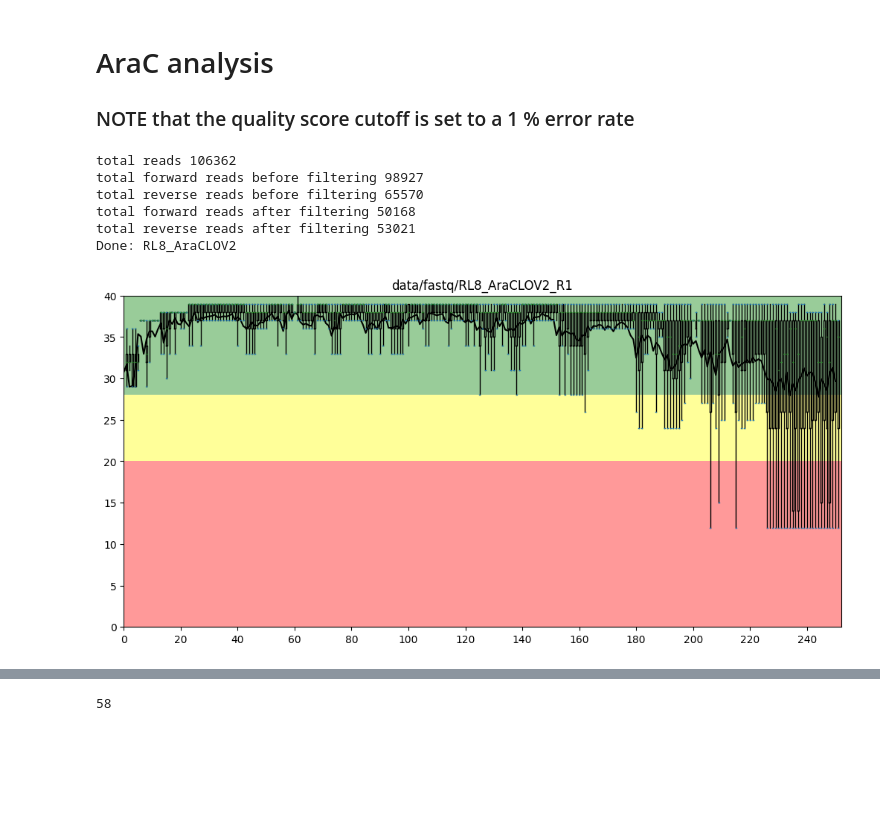
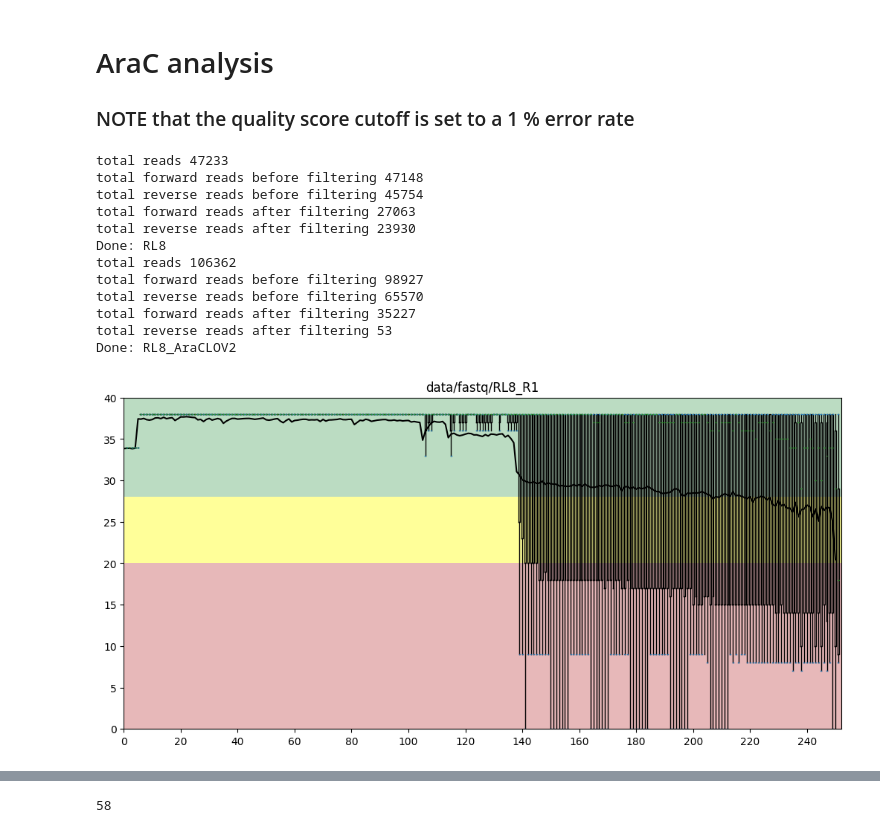
Before and after one commit to AliceHovsepyan/pogo_pance_draft, a Jupyter notebook: DMS_analysis.ipynb, the cells around one changed output, grey strips where cells are left out. Cells and saved outputs as stored; diff of their text form; code cells hidden in the pictures; blank space fills up the shorter version.

```diff
--- a/DMS_analysis.ipynb
+++ b/DMS_analysis.ipynb
@@ -686,16 +666,17 @@ from evaluation_functions import *
 # %%
 ### set parameters
 base_dir = os.getcwd()
-variant = "RL8_AraCLOV2"
-name = "RL8_AraCLOV2"
-n_mut_treshold = 20
+variant = "RL8"
+name = "RL8-R1"
+n_mut_treshold = 10
 FigFolder = f"{base_dir}/output/{name}/R1"
 use_backward_read = False
 use_forward_read = True
 arbitrary_cutoff_a = False
 arbitrary_cutoff_b = False
-amplicon_AA = amplicon_AA_seq
-amplicon_DNA = amplicon_DNA_seq
+amplicon_AA = LOV#LOV#amplicon_AA_seq
+amplicon_DNA = LOV_gene_corrected
+#LOV_gene_corrected #amplicon_DNA_seq
 
 
 # if not os.path.exists(FigFolder):
@@ -714,9 +695,15 @@ seq_variants["Codons"] = pd.DataFrame.from_dict(seq_variants[variant]["Codons"])
 if not use_forward_read or not use_backward_read:
     seq_variants["Codons"] = seq_variants["Codons"].loc[:,seq_variants["Codons"].sum() > 0]
 # %% [output]
+total reads 47233
+total forward reads before filtering 47148
+total reverse reads before filtering 45754
+total forward reads after filtering 27063
+total reverse reads after filtering 23930
+Done: RL8
 total reads 106362
 total forward reads before filtering 98927
 total reverse reads before filtering 65570
-total forward reads after filtering 50168
-total reverse reads after filtering 53021
+total forward reads after filtering 35227
+total reverse reads after filtering 53
 Done: RL8_AraCLOV2
@@ -723,37 +712,38 @@ Done: RL8_AraCLOV2
 # %%
 fig, axs = plt.subplots(1, 1, figsize=(10, 5), layout='constrained')#plt.subplots(4, 2, figsize=(20, 20))
-filename = f"data/fastq/RL8_AraCLOV2_R1_001.fastq"
+filename = f"data/fastq/RL8_R1_001.fastq"
 
 fastq_parser = SeqIO.parse(filename, "fastq")
 res=[]
 
 for record in fastq_parser:
     score=record.letter_annotations["phred_quality"]
     res.append(score)
 df = pd.DataFrame(res)
 l = len(df.T)+1
 
 ax = axs
 
 rect = patches.Rectangle((0,0),l,20,linewidth=0,facecolor='r',alpha=.4)
 ax.add_patch(rect)
 rect = patches.Rectangle((0,20),l,8,linewidth=0,facecolor='yellow',alpha=.4)
 ax.add_patch(rect)
 rect = patches.Rectangle((0,28),l,12,linewidth=0,facecolor='g',alpha=.4)
 ax.add_patch(rect)
 df.mean().plot(ax=ax,c='black')
 boxprops = dict(linestyle='-', linewidth=1, color='black')
 df.plot(kind='box', ax=ax, grid=False, showfliers=False,
         color=dict(boxes='black',whiskers='black')  )
 ax.set_xticks(np.arange(0, l, 20))
 ax.set_xticklabels(np.arange(0, l,20))
 
 ax.set_xlim((0,l))
 ax.set_ylim((0,40))
 ax.set_title(filename.split(".")[0][:-4])
-#plt.savefig("/Users/annavonbachmann/Documents/GitHub/DMS_analysis/output/RL8-AraCLOV2/R1_quality_scores.pdf", bbox_inches="tight")
+plt.savefig(f"{FigFolder}/R1_quality_scores.pdf", bbox_inches="tight")
+plt.show()
 # %% [output]
-[figure, old version]
+[figure, new version]
 # %%
 ## plot coverage
 plt.rcdefaults()
```
Also changed, not shown: parts of 13 cells of this notebook, 1 other file.
